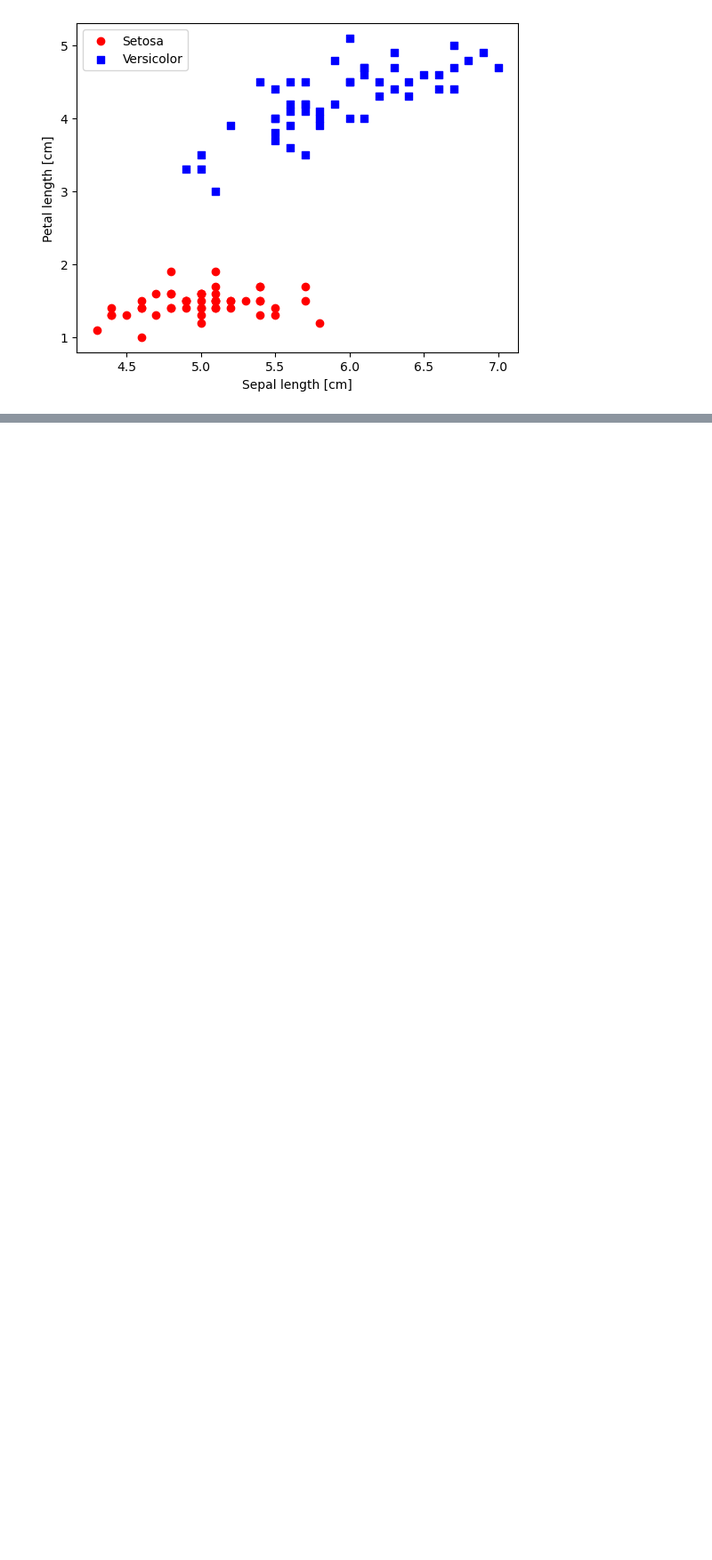
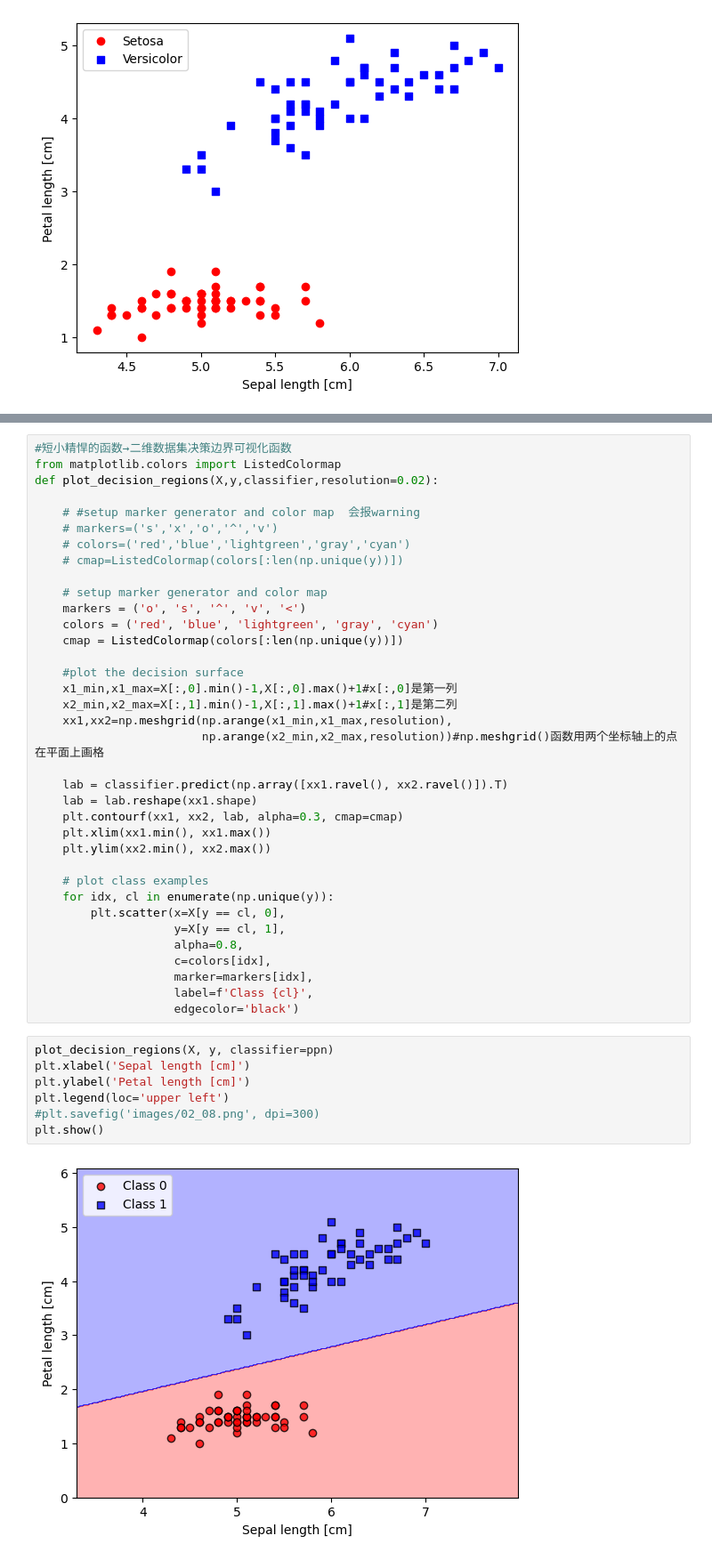
Before and after one commit to yf8578/Learning, a Jupyter notebook: ML/pythonml_pytorch_scikit_learn/ch02/ch02.ipynb, the cells around one changed output, grey strips where cells are left out. Shown: that part at 89% size. Cells and saved outputs as stored; diff of their text form; blank space fills up the shorter version.

```diff
--- a/ML/pythonml_pytorch_scikit_learn/ch02/ch02.ipynb
+++ b/ML/pythonml_pytorch_scikit_learn/ch02/ch02.ipynb
@@ -208,0 +201,45 @@ plt.show()
+# %%
+#短小精悍的函数→二维数据集决策边界可视化函数
+from matplotlib.colors import ListedColormap
+def plot_decision_regions(X,y,classifier,resolution=0.02):
+
+    # #setup marker generator and color map  会报warning
+    # markers=('s','x','o','^','v')
+    # colors=('red','blue','lightgreen','gray','cyan')
+    # cmap=ListedColormap(colors[:len(np.unique(y))])
+
+    # setup marker generator and color map
+    markers = ('o', 's', '^', 'v', '<')
+    colors = ('red', 'blue', 'lightgreen', 'gray', 'cyan')
+    cmap = ListedColormap(colors[:len(np.unique(y))])
+
+    #plot the decision surface
+    x1_min,x1_max=X[:,0].min()-1,X[:,0].max()+1#x[:,0]是第一列
+    x2_min,x2_max=X[:,1].min()-1,X[:,1].max()+1#x[:,1]是第二列
+    xx1,xx2=np.meshgrid(np.arange(x1_min,x1_max,resolution),
+                        np.arange(x2_min,x2_max,resolution))#np.meshgrid()函数用两个坐标轴上的点在平面上画格
+
+    lab = classifier.predict(np.array([xx1.ravel(), xx2.ravel()]).T)
+    lab = lab.reshape(xx1.shape)
+    plt.contourf(xx1, xx2, lab, alpha=0.3, cmap=cmap)
+    plt.xlim(xx1.min(), xx1.max())
+    plt.ylim(xx2.min(), xx2.max())
+
+    # plot class examples
+    for idx, cl in enumerate(np.unique(y)):
+        plt.scatter(x=X[y == cl, 0],
+                    y=X[y == cl, 1],
+                    alpha=0.8,
+                    c=colors[idx],
+                    marker=markers[idx],
+                    label=f'Class {cl}',
+                    edgecolor='black')
+# %%
+plot_decision_regions(X, y, classifier=ppn)
+plt.xlabel('Sepal length [cm]')
+plt.ylabel('Petal length [cm]')
+plt.legend(loc='upper left')
+#plt.savefig('images/02_08.png', dpi=300)
+plt.show()
+# %% [output]
+[figure, added]
```
Also changed, not shown: parts of 9 cells of this notebook, 1 other file.
